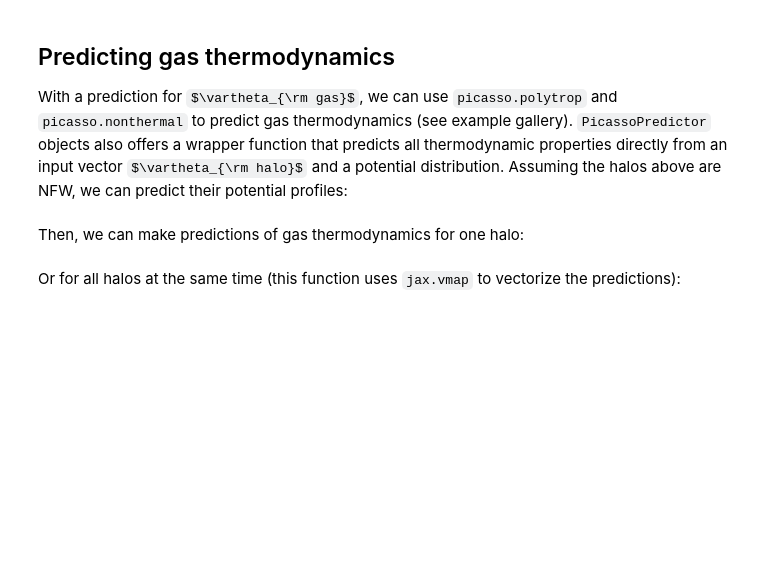
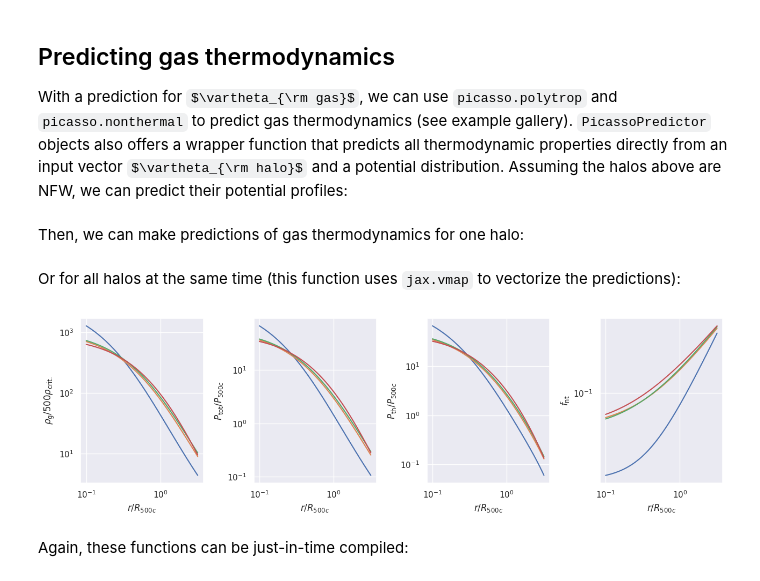
Before and after one commit to fkeruzore/picasso, a Jupyter notebook: docs/notebooks/make_predictions.ipynb, the cells around one changed output. Cells and saved outputs as stored; diff of their text form; code cells hidden in the pictures; some formulas as TeX source; blank space fills up the shorter version.

```diff
--- a/docs/notebooks/make_predictions.ipynb
+++ b/docs/notebooks/make_predictions.ipynb
@@ -98,4 +121,19 @@ Or for all halos at the same time (this function uses `jax.vmap` to vectorize th
 r_R500c_v = jnp.outer(jnp.ones(4), r_R500c)
 phi_v = jnp.array(phi)
 rho_g, P_tot, P_th, f_nt = predictor.predict_gas_model(theta_halo, phi_v, r_R500c_v, r_R500c_v / 2)
+# %%
+fig, axs = plt.subplots(1, 4, figsize=(13, 4))
+for ax, q in zip(axs, [rho_g, P_tot, P_th, f_nt]):
+    ax.loglog(r_R500c_v.T, q.T)
+    ax.set_xlabel("$r / R_{500c}$")
+
+axs[0].set_ylabel("$\\rho_{\\rm g} / 500 \\rho_{\\rm crit.}$")
+axs[1].set_ylabel("$P_{\\rm tot} / P_{500c}$")
+axs[2].set_ylabel("$P_{\\rm th} / P_{500c}$")
+axs[3].set_ylabel("$f_{\\rm nt}$")
+fig.tight_layout()
+# %% [output]
+[figure, added]
+# %% [markdown]
+Again, these functions can be just-in-time compiled:
 # %%
```
Also changed, not shown: parts of 15 cells of this notebook.
